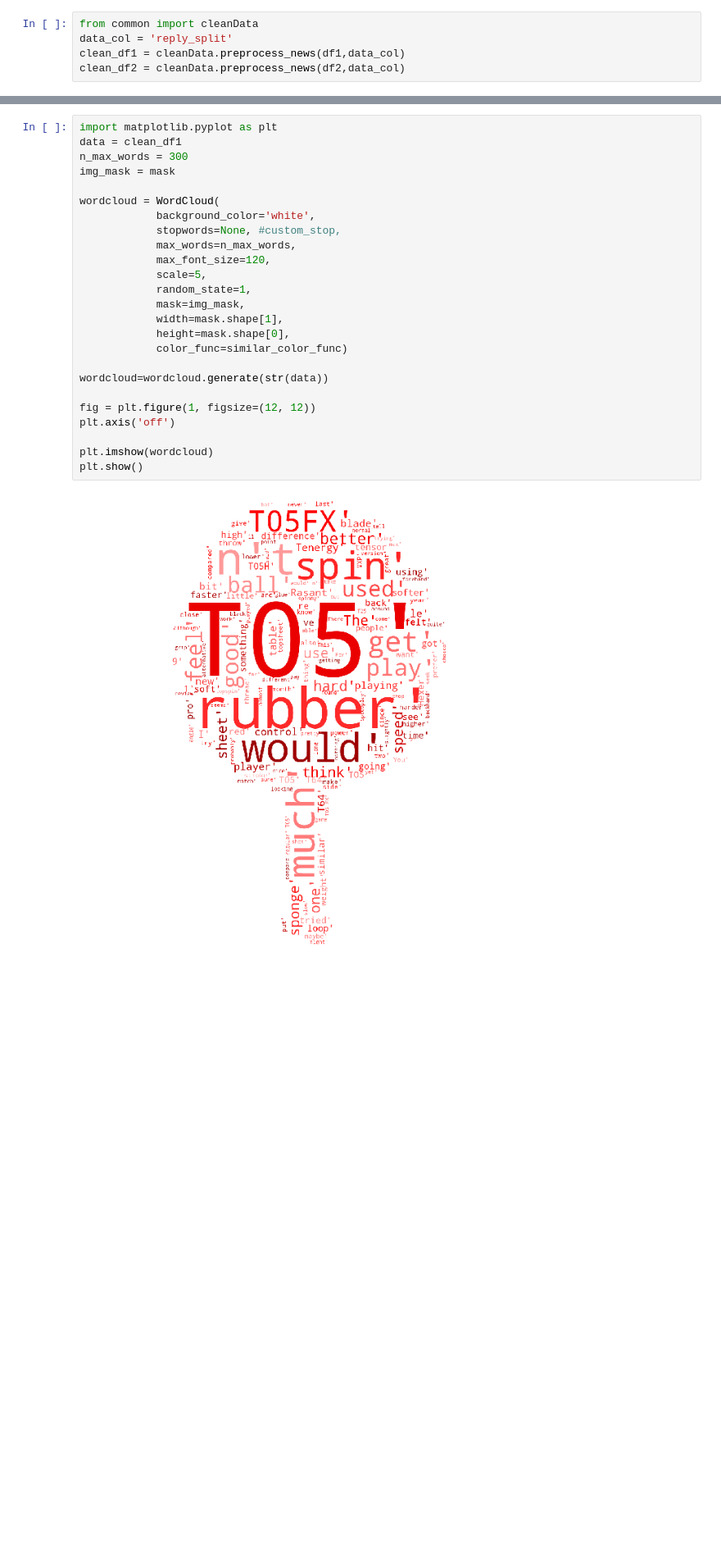
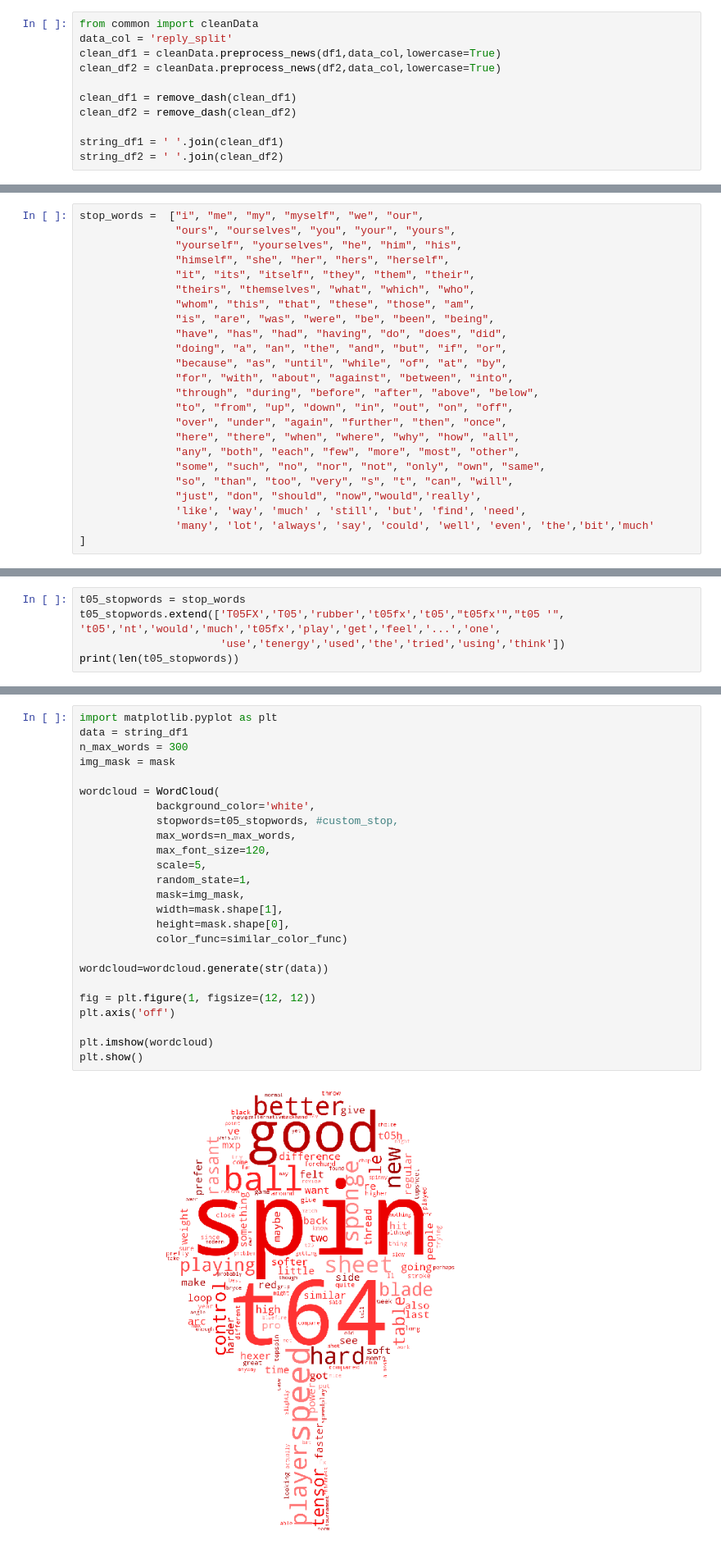
Before and after one commit to vionwinnie/ds4a-t15-tableTennis-product-review, a Jupyter notebook: tt_rubber/viz/Viz.ipynb, the cells around one changed output, grey strips where cells are left out. Shown at 82% size. Saved outputs shown, nothing was run; the diff lists cells and outputs as text; blank space fills up the shorter version.

Commit message:
updated rubber_list

```diff
--- a/tt_rubber/viz/Viz.ipynb
+++ b/tt_rubber/viz/Viz.ipynb
@@ -52,5 +61,11 @@ df2 = df_s_tmp[df_s_tmp.reply_split.str.contains('|'.join(searchfor))]
 # %%
 from common import cleanData
 data_col = 'reply_split'
-clean_df1 = cleanData.preprocess_news(df1,data_col)
-clean_df2 = cleanData.preprocess_news(df2,data_col)
+clean_df1 = cleanData.preprocess_news(df1,data_col,lowercase=True)
+clean_df2 = cleanData.preprocess_news(df2,data_col,lowercase=True)
+
+clean_df1 = remove_dash(clean_df1)
+clean_df2 = remove_dash(clean_df2)
+
+string_df1 = ' '.join(clean_df1)
+string_df2 = ' '.join(clean_df2)
@@ -58,6 +79,30 @@ clean_df2 = cleanData.preprocess_news(df2,data_col)
 from wordcloud import WordCloud
 from PIL import Image
 import numpy as np
+# %%
+stop_words =  ["i", "me", "my", "myself", "we", "our",
+               "ours", "ourselves", "you", "your", "yours",
+               "yourself", "yourselves", "he", "him", "his",
+               "himself", "she", "her", "hers", "herself",
+               "it", "its", "itself", "they", "them", "their",
+               "theirs", "themselves", "what", "which", "who",
+               "whom", "this", "that", "these", "those", "am",
+               "is", "are", "was", "were", "be", "been", "being",
+               "have", "has", "had", "having", "do", "does", "did",
+               "doing", "a", "an", "the", "and", "but", "if", "or",
+               "because", "as", "until", "while", "of", "at", "by",
+               "for", "with", "about", "against", "between", "into",
+               "through", "during", "before", "after", "above", "below",
+               "to", "from", "up", "down", "in", "out", "on", "off",
+               "over", "under", "again", "further", "then", "once",
+               "here", "there", "when", "where", "why", "how", "all",
+               "any", "both", "each", "few", "more", "most", "other",
+               "some", "such", "no", "nor", "not", "only", "own", "same",
+               "so", "than", "too", "very", "s", "t", "can", "will",
+               "just", "don", "should", "now","would",'really',
+               'like', 'way', 'much' , 'still', 'but', 'find', 'need',
+               'many', 'lot', 'always', 'say', 'could', 'well', 'even', 'the','bit','much'
+]
 # %%
 mask = np.array(Image.open('./Img/ping_pong_paddle.jpg'))
 
@@ -99,0 +127,6 @@ def similar_color_func(word=None, font_size=None,
+# %%
+t05_stopwords = stop_words
+t05_stopwords.extend(['T05FX','T05','rubber','t05fx','t05',"t05fx'","t05 '",
+'t05','nt','would','much','t05fx','play','get','feel','...','one',
+                      'use','tenergy','used','the','tried','using','think'])
+print(len(t05_stopwords))
@@ -100,30 +135,30 @@ def similar_color_func(word=None, font_size=None,
 # %%
 import matplotlib.pyplot as plt
-data = clean_df1
+data = string_df1
 n_max_words = 300
 img_mask = mask
 
 wordcloud = WordCloud(
             background_color='white',
-            stopwords=None, #custom_stop,
+            stopwords=t05_stopwords, #custom_stop,
             max_words=n_max_words,
             max_font_size=120,
             scale=5,
             random_state=1,
             mask=img_mask,
             width=mask.shape[1],
             height=mask.shape[0],
             color_func=similar_color_func)
 
 wordcloud=wordcloud.generate(str(data))
 
 fig = plt.figure(1, figsize=(12, 12))
 plt.axis('off')
 
 plt.imshow(wordcloud)
 plt.show()
 # %% [output]
-[figure, old version]
+[figure, new version]
 # %%
 def similar_color_func(word=None, font_size=None,
                        position=None, orientation=None,
```
Also changed, not shown: parts of 6 cells of this notebook.
